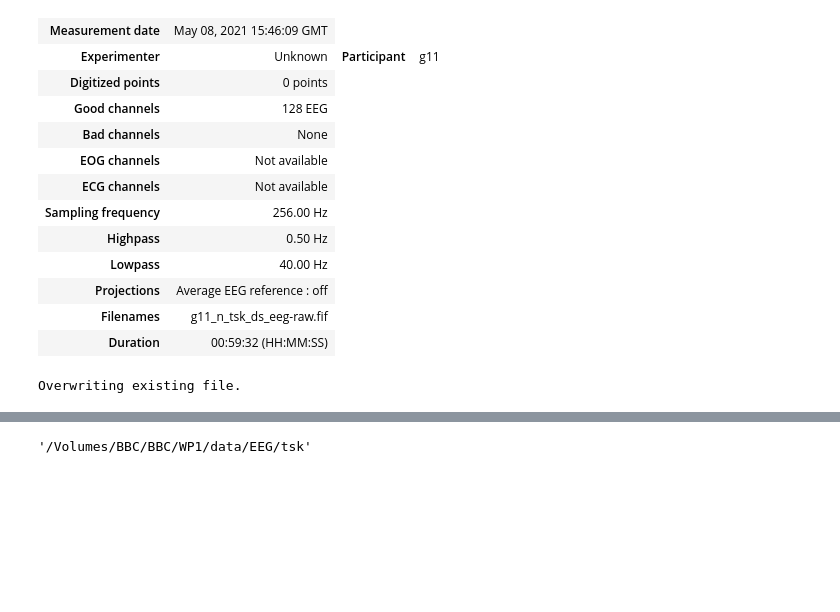
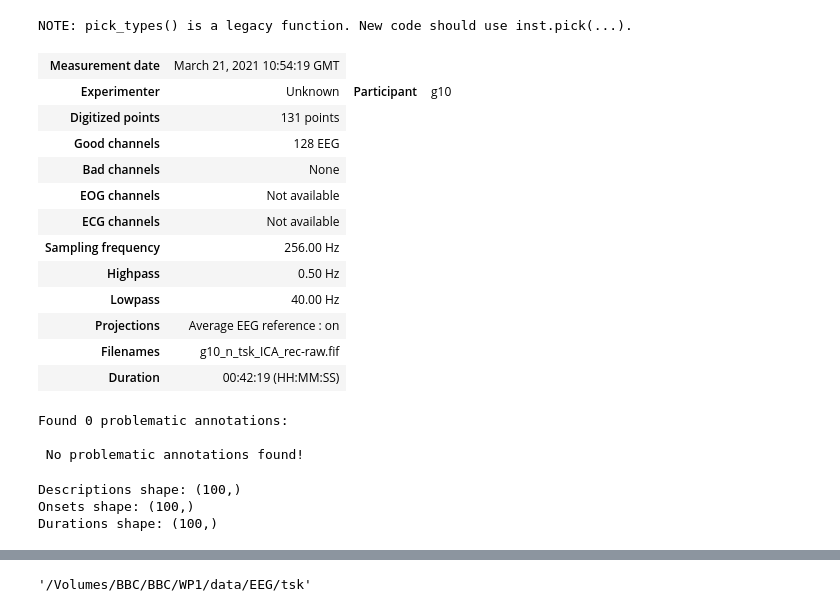
Before and after one commit to vivile42/unfold_proj, a Jupyter notebook: pre_test.ipynb, the cells around one changed output, grey strips where cells are left out. Saved outputs shown, nothing was run; the diff lists cells and outputs as text; code cells hidden in the pictures; blank space fills up the shorter version.

Commit message:
fixing df export

```diff
--- a/pre_test.ipynb
+++ b/pre_test.ipynb
@@ -61,6 +63,6 @@ Need more than one channel to make topography for eeg. Disabling interactivity.
 # %%
 # Load your MNE Raw object (example)
-raw = mne.io.read_raw_fif("/Volumes/BBC/BBC/WP1/data/EEG/tsk/raw/g11/g11_n_tsk_ds_eeg-raw.fif", preload=True)
+raw = mne.io.read_raw_fif(f"raw/{g_num}/{g_num}_n_tsk_ICA_rec-raw.fif", preload=True)
 # Extract the data (channels × time)
 data = raw.get_data()  # Shape: (n_channels, n_times)
 # Extract channel names and sampling rate
@@ -99,3 +133,9 @@ annotations.to_data_frame()
+# %%
+for i, desc in enumerate(annotations.description):
+    # Split the description into tags
+    #tags = desc.split("/")
+    if 'bad blink' in desc:
+        print(desc)
 # %%
 # Parse the descriptions and filter/remap events
 filtered_onsets = []
@@ -117,7 +157,7 @@ event_data = {
 for i, desc in enumerate(annotations.description):
     # Split the description into tags
     tags = desc.split("/")
-    if 'BAD' in tags[0]:
+    if "bad" in tags[0].lower():
         continue
 
     # Check if the event matches the stimulus criteria
@@ -174,17 +214,21 @@ event_table.to_csv("ana/deconvolution/test/event_table_g11.csv", index=False)
 # %%
 # Create a new Annotations object with the simplified conditions
 new_annotations = mne.Annotations(
     onset=filtered_onsets,  # Onsets in seconds
     duration=filtered_durations,  # Durations in seconds
     description=filtered_descriptions  # Simplified descriptions ("hep" or "vep")
 )
 
 # Set the new annotations in the Raw object, replacing the old ones
-raw.set_annotations(new_annotations)
+new_raw=raw.copy()
+new_raw.set_annotations(None)
+
+new_raw.pick_types(eeg=True)
 # %% [output]
+NOTE: pick_types() is a legacy function. New code should use inst.pick(...).
-| Measurement date | May 08, 2021 15:46:09 GMT |
-| Experimenter | Unknown | Participant | g11 |
-| Digitized points | 0 points |
+| Measurement date | March 21, 2021 10:54:19 GMT |
+| Experimenter | Unknown | Participant | g10 |
+| Digitized points | 131 points |
 | Good channels | 128 EEG |
 | Bad channels | None |
 | EOG channels | Not available |
@@ -192,12 +236,51 @@ raw.set_annotations(new_annotations)
 | Sampling frequency | 256.00 Hz |
 | Highpass | 0.50 Hz |
 | Lowpass | 40.00 Hz |
-| Projections | Average EEG reference : off |
-| Filenames | g11_n_tsk_ds_eeg-raw.fif |
-| Duration | 00:59:32 (HH:MM:SS) |
+| Projections | Average EEG reference : on |
+| Filenames | g10_n_tsk_ICA_rec-raw.fif |
+| Duration | 00:42:19 (HH:MM:SS) |
 # %%
 
 # Save the Raw object to a .set file for EEGLAB
-mne.export.export_raw("ana/deconvolution/test/eeg_data_g11.set",raw=raw,overwrite=True)
+mne.export.export_raw(f"ana/deconvolution/test/eeg_data_{g_num}.set",raw=new_raw,overwrite=True)
-# %% [output]
-Overwriting existing file.
+# %%
+import numpy as np
+annots = new_raw.annotations
+onsets = np.array(annots.onset)
+durations = np.array(annots.duration)
+descriptions = np.array(annots.description)
+# Identify invalid (non-finite) onsets or durations
+invalid_mask = ~np.isfinite(onsets) | ~np.isfinite(durations)
+# Optionally: flag empty or non-string descriptions
+invalid_mask |= [not isinstance(desc, str) or desc.strip() == '' for desc in descriptions]
+# Get indices of problematic annotations
+bad_indices = np.where(invalid_mask)[0]
+# Print them out
+print(f"\nFound {len(bad_indices)} problematic annotations:\n")
+for idx in bad_indices:
+    print(f"[{idx}] Onset: {onsets[idx]}, Duration: {durations[idx]}, Description: {descriptions[idx]}")
+if len(bad_indices) == 0:
+    print(" No problematic annotations found!")
+# %% [output]
+Found 0 problematic annotations:
+
+ No problematic annotations found!
+# %%
+from mne.export._eeglab import _get_als_coords_from_chs
+from eeglabio.raw import export_set
+# Dummy filename — we won't save yet
+fname = "ana/deconvolution/test/test_output.set"
+# Get EEG channel names and locations
+ch_names = new_raw.ch_names
+ch_locs = _get_als_coords_from_chs(new_raw.info['chs'], drop_chs=[])
+# Extract annotations for manual check
+annotations = [new_raw.annotations.description[:100],
+               new_raw.annotations.onset[:100],
+               new_raw.annotations.duration[:100]]
+print("Descriptions shape:", np.array(annotations[0]).shape)
+print("Onsets shape:", np.array(annotations[1]).shape)
+print("Durations shape:", np.array(annotations[2]).shape)
+# %% [output]
+Descriptions shape: (100,)
+Onsets shape: (100,)
+Durations shape: (100,)
```
Also changed, not shown: parts of 18 cells of this notebook, 2 other files.
